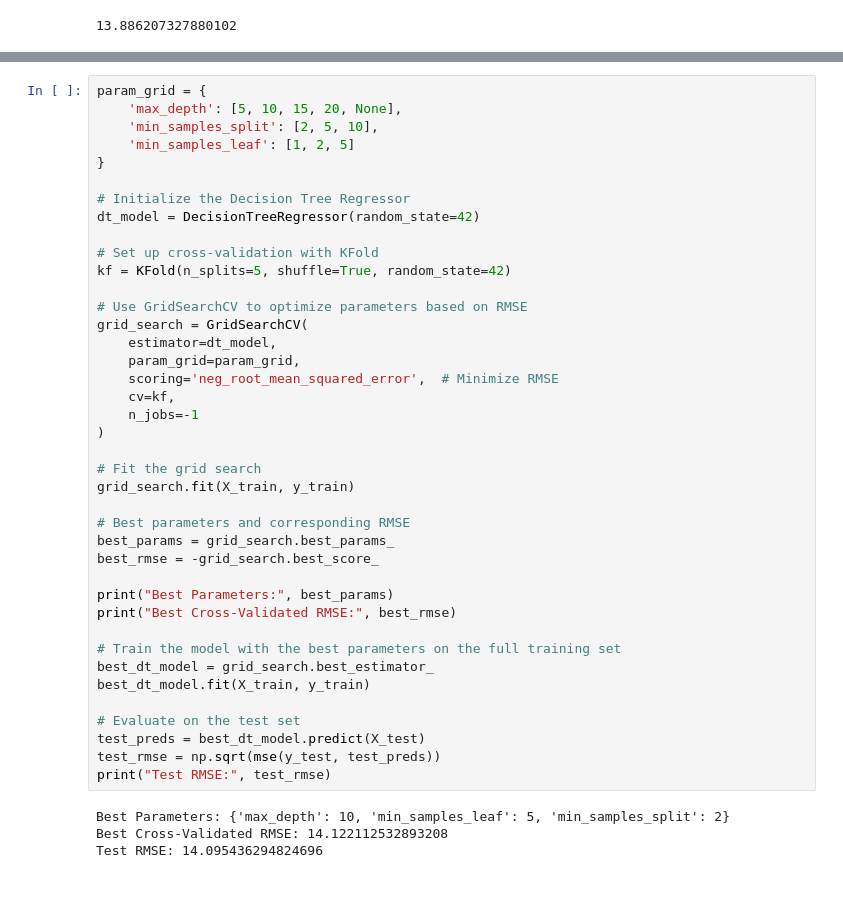
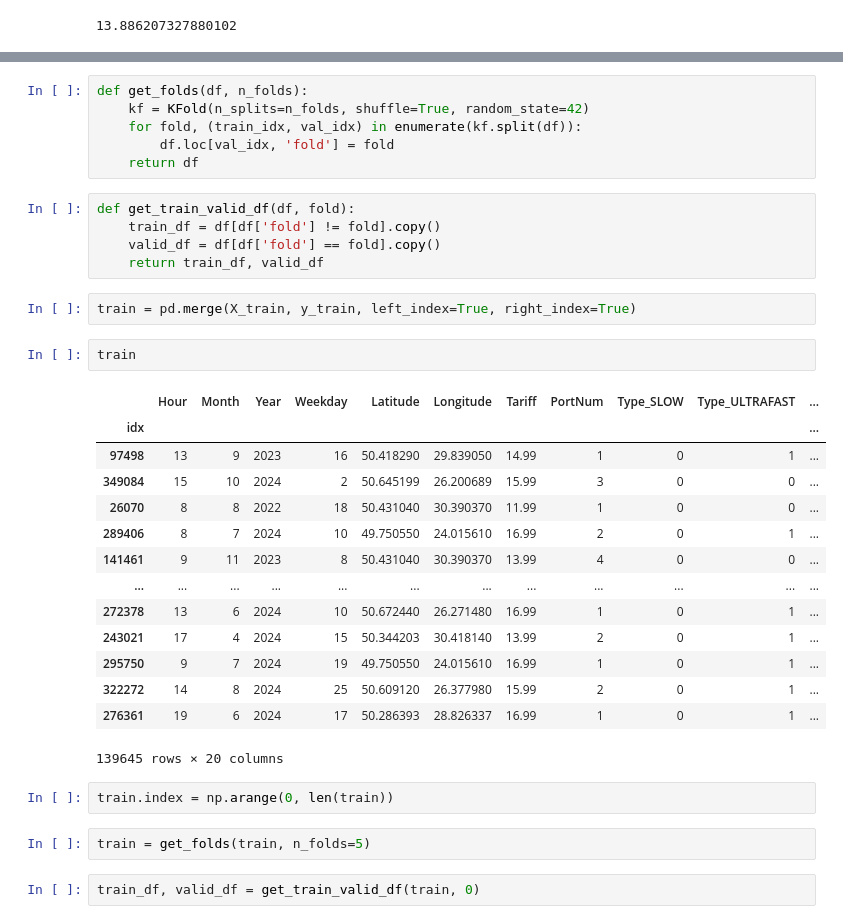
Before and after one commit to Lkupybida/ArtficialInteligenceCourseProject, a Jupyter notebook: first_models.ipynb, the cells around one changed output, grey strips where cells are left out. Saved outputs shown, nothing was run; the diff lists cells and outputs as text; blank space fills up the shorter version.

```diff
--- a/first_models.ipynb
+++ b/first_models.ipynb
@@ -106,44 +107,36 @@ np.sqrt(mse(y_test, test_preds))
-# %%
-param_grid = {
-    'max_depth': [5, 10, 15, 20, None],
-    'min_samples_split': [2, 5, 10],
-    'min_samples_leaf': [1, 2, 5]
-}
-
-# Initialize the Decision Tree Regressor
-dt_model = DecisionTreeRegressor(random_state=42)
-
-# Set up cross-validation with KFold
-kf = KFold(n_splits=5, shuffle=True, random_state=42)
-
-# Use GridSearchCV to optimize parameters based on RMSE
-grid_search = GridSearchCV(
-    estimator=dt_model,
-    param_grid=param_grid,
-    scoring='neg_root_mean_squared_error',  # Minimize RMSE
-    cv=kf,
-    n_jobs=-1
-)
-
-# Fit the grid search
-grid_search.fit(X_train, y_train)
-
-# Best parameters and corresponding RMSE
-best_params = grid_search.best_params_
-best_rmse = -grid_search.best_score_
-
-print("Best Parameters:", best_params)
-print("Best Cross-Validated RMSE:", best_rmse)
-
-# Train the model with the best parameters on the full training set
-best_dt_model = grid_search.best_estimator_
-best_dt_model.fit(X_train, y_train)
-
-# Evaluate on the test set
-test_preds = best_dt_model.predict(X_test)
-test_rmse = np.sqrt(mse(y_test, test_preds))
-print("Test RMSE:", test_rmse)
-# %% [output]
-Best Parameters: {'max_depth': 10, 'min_samples_leaf': 5, 'min_samples_split': 2}
-Best Cross-Validated RMSE: 14.122112532893208
-Test RMSE: 14.095436294824696
+# %%
+def get_folds(df, n_folds):
+    kf = KFold(n_splits=n_folds, shuffle=True, random_state=42)
+    for fold, (train_idx, val_idx) in enumerate(kf.split(df)):
+        df.loc[val_idx, 'fold'] = fold
+    return df
+# %%
+def get_train_valid_df(df, fold):
+    train_df = df[df['fold'] != fold].copy()
+    valid_df = df[df['fold'] == fold].copy()
+    return train_df, valid_df
+# %%
+train = pd.merge(X_train, y_train, left_index=True, right_index=True)
+# %%
+train
+# %% [output]
+|  | Hour | Month | Year | Weekday | Latitude | Longitude | Tariff | PortNum | Type_SLOW | Type_ULTRAFAST | ... |
+| idx |  |  |  |  |  |  |  |  |  |  | ... |
+| 97498 | 13 | 9 | 2023 | 16 | 50.418290 | 29.839050 | 14.99 | 1 | 0 | 1 | ... |
+| 349084 | 15 | 10 | 2024 | 2 | 50.645199 | 26.200689 | 15.99 | 3 | 0 | 0 | ... |
+| 26070 | 8 | 8 | 2022 | 18 | 50.431040 | 30.390370 | 11.99 | 1 | 0 | 0 | ... |
+| 289406 | 8 | 7 | 2024 | 10 | 49.750550 | 24.015610 | 16.99 | 2 | 0 | 1 | ... |
+| 141461 | 9 | 11 | 2023 | 8 | 50.431040 | 30.390370 | 13.99 | 4 | 0 | 0 | ... |
+| ... | ... | ... | ... | ... | ... | ... | ... | ... | ... | ... | ... |
+| 272378 | 13 | 6 | 2024 | 10 | 50.672440 | 26.271480 | 16.99 | 1 | 0 | 1 | ... |
+| 243021 | 17 | 4 | 2024 | 15 | 50.344203 | 30.418140 | 13.99 | 2 | 0 | 1 | ... |
+| 295750 | 9 | 7 | 2024 | 19 | 49.750550 | 24.015610 | 16.99 | 1 | 0 | 1 | ... |
+| 322272 | 14 | 8 | 2024 | 25 | 50.609120 | 26.377980 | 15.99 | 2 | 0 | 1 | ... |
+| 276361 | 19 | 6 | 2024 | 17 | 50.286393 | 28.826337 | 16.99 | 1 | 0 | 1 | ... |
+139645 rows × 20 columns
+# %%
+train.index = np.arange(0, len(train))
+# %%
+train = get_folds(train, n_folds=5)
+# %%
+train_df, valid_df = get_train_valid_df(train, 0)
```
Also changed, not shown: parts of 10 cells of this notebook.
